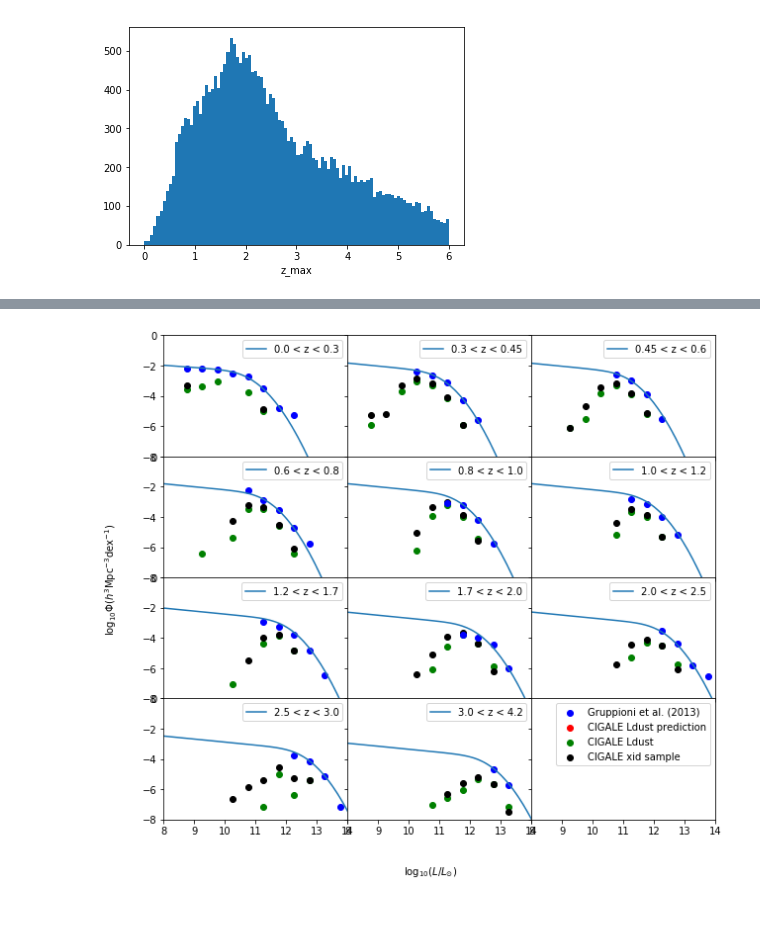
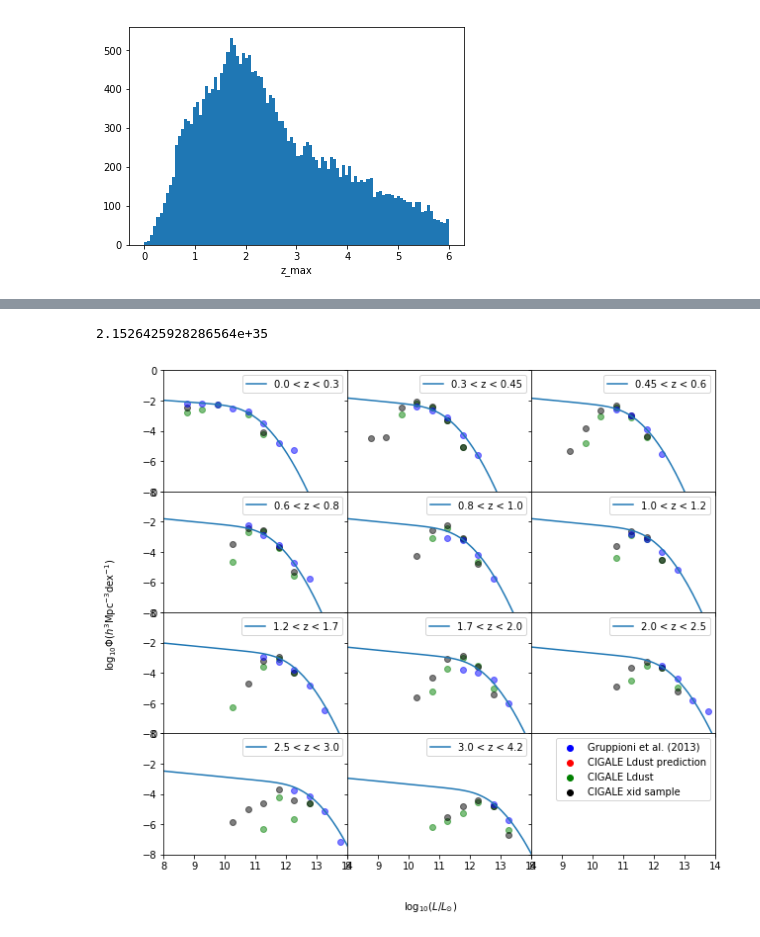
Before and after one commit to raphaelshirley/LuminosityFunction, a Jupyter notebook: 6_lf_full_xid_sample_COSMOS.ipynb, the cells around one changed output, grey strips where cells are left out. Saved outputs shown, nothing was run; the diff lists cells and outputs as text; code cells hidden in the pictures.

Commit message:
Working on COSMOS stuff
Difficult to move beyond gruppioni work. Does main sequence look right

```diff
--- a/6_lf_full_xid_sample_COSMOS.ipynb
+++ b/6_lf_full_xid_sample_COSMOS.ipynb
@@ -131,11 +162,11 @@ We also produced a prediction of Ldust for all 'good' (2+ optical and 2+ nir det
 # %%
-ldust_pred = Table.read(DMU_DIR + ldust_loc )['id',
+xid_sample = Table.read(DMU_DIR + xid_sample_loc)['id',
                                            'bayes.dust.luminosity']
-ldust_pred['bayes.dust.luminosity'].name = 'cigale_dustlumin_pred'
-ldust_pred['cigale_dustlumin_pred'].fill_value = np.nan
-ldust_pred = ldust_pred[~np.isnan(ldust_pred['cigale_dustlumin_pred'])]
-ldust_pred['id'].name = 'help_id'
-catalogue = join(catalogue, ldust_pred, join_type='left', keys='help_id')
+xid_sample['bayes.dust.luminosity'].name = 'cigale_dustlumin_xid'
+xid_sample['cigale_dustlumin_xid'].fill_value = np.nan
+xid_sample = xid_sample[~np.isnan(xid_sample['cigale_dustlumin_xid'])]
+xid_sample['id'].name = 'help_id'
+catalogue = join(catalogue, xid_sample, join_type='inner', keys='help_id')
 
-catalogue['cigale_dustlumin_pred'].fill_value = np.nan
+catalogue['cigale_dustlumin_xid'].fill_value = np.nan
 catalogue = catalogue.filled()
@@ -161,14 +173,3 @@ plt.savefig('Ldust_vs_pred.png')
-# %%
-xid_sample = Table.read(DMU_DIR + xid_sample_loc)['id',
-                                           'bayes.dust.luminosity']
-xid_sample['bayes.dust.luminosity'].name = 'cigale_dustlumin_xid'
-xid_sample['cigale_dustlumin_xid'].fill_value = np.nan
-xid_sample = xid_sample[~np.isnan(xid_sample['cigale_dustlumin_xid'])]
-xid_sample['id'].name = 'help_id'
-catalogue = join(catalogue, xid_sample, join_type='left', keys='help_id')
-
-catalogue['cigale_dustlumin_xid'].fill_value = np.nan
-catalogue = catalogue.filled()
 # %%
 fig, axis = plt.subplots()
 
@@ -461,7 +462,10 @@ for n, z_bin in enumerate(grup_schechter):
 
     x, y = np.floor_divide(n, dim[0]), np.remainder(n, dim[0])
 
-    LF_tab = plot_LF(z_bin[0],z_bin[1],10.**35,10.**40,catalogue, bin_width=0.25,
+    L1, L2 = 10**8.75 * Lsun, 10**14.25 * Lsun
+    #L1, L2 = 10.**35, 10.**40
+
+    LF_tab = plot_LF(z_bin[0],z_bin[1],L1,L2,catalogue, bin_width=0.5,
                      show_sample=False, show_LF=False, vmax=True, cosmo=cosmo, moc = cosmos_moc)
     axes[x,y].scatter( np.log10(np.array(LF_tab['L_centre_values'])/Lsun), np.log10(np.array(LF_tab['dN_by_dL'])))
 
@@ -505,5 +510,9 @@ catalogue.colnames
  'cigale_dustlumin_xid',
  'z_max']
+# %%
+10**8.75 * Lsun
+# %% [output]
+2.1526425928286564e+35
 # %%
 dim = [3,4]
 fig, axes = plt.subplots(dim[1], dim[0], sharex=True, sharey=True)
@@ -518,15 +527,15 @@ for n, z_bin in enumerate(grup_schechter):
     x, y = np.floor_divide(n, dim[0]), np.remainder(n, dim[0])
 
     #Compute LF for XID+ sample
-    LF_tab = plot_LF(z_bin[0],z_bin[1],L1,L2,catalogue, bin_width=bin_width,
+    LF_tab = plot_LF(z_bin[0],z_bin[1],L1,L2,catalogue, bin_width=bin_width, cosmo=cosmo, moc = cosmos_moc,
                      show_sample=False, show_LF=False, vmax=True)
     axes[x,y].scatter( np.log10(np.array(LF_tab['L_centre_values'])/Lsun),
-                      np.log10(np.array(LF_tab['dN_by_dL'])),
+                      np.log10(np.array(LF_tab['dN_by_dL'])), alpha = 0.5,
                      c='g')
 
     #Compute LF for L_dust_pred sample
     #LF_tab_pred = plot_LF(z_bin[0],z_bin[1],L1,L2,catalogue, bin_width=bin_width,
-    #                 show_sample=False, show_LF=False, vmax=False,
+    #                 show_sample=False, show_LF=False, vmax=False, cosmo=cosmo, moc = cosmos_moc,
     #                 l_col='cigale_dustlumin_pred')
     #axes[x,y].scatter( np.log10(np.array(LF_tab_pred['L_centre_values'])/Lsun),
     #                  np.log10(np.array(LF_tab_pred['dN_by_dL'])),
@@ -534,15 +543,17 @@ for n, z_bin in enumerate(grup_schechter):
 
     #Compute LF for full xid sample
     LF_tab_pred = plot_LF(z_bin[0],z_bin[1],L1,L2,catalogue, bin_width=bin_width,
-                     show_sample=False, show_LF=False, vmax=True,
+                     show_sample=False, show_LF=False, vmax=True, cosmo=cosmo, moc = cosmos_moc,
                      l_col='cigale_dustlumin_xid')
     axes[x,y].scatter( np.log10(np.array(LF_tab_pred['L_centre_values'])/Lsun),
-                      np.log10(np.array(LF_tab_pred['dN_by_dL'])),
+                      np.log10(np.array(LF_tab_pred['dN_by_dL'])),  alpha = 0.5,
                      c='k')
+
+
 
     #Gruppioni bins
     col = 2 * n + 2
-    axes[x,y].scatter(pep_lf[:,0] + 0.25, pep_lf[:,col], c='b',
+    axes[x,y].scatter(pep_lf[:,0] + 0.25, pep_lf[:,col], c='b', alpha = 0.5,
             #label ='{} < z < {}'.format(dz[0], dz[1]),
             )
 
@@ -569,34 +580,34 @@ if True:
             label ='CIGALE Ldust prediction',
                       c='r'
             )
     axes[3,2].scatter([-10],[-10],
             label ='CIGALE Ldust',
                       c='g'
             )
     axes[3,2].scatter([-10],[-10],
             label ='CIGALE xid sample',
                       c='k'
             )
     axes[3,2].legend()
 
     axes[3,2].set_ylim([-8.,0.])
     axes[3,2].set_xlim([8.,14.])
 
 
 #plt.legend(bbox_to_anchor=(1.05, 1), loc=2, borderaxespad=0., ncol=1, fontsize=12)
 #plt.rc('text', usetex=True)
 fig.set_size_inches(10, 9)
 fig.subplots_adjust(hspace=0, wspace=0)
 #axes[0,0].set_title('Grupioni modified Schechter fits')
 #fig.xlabel('$Log_{10}$ Luminosity ($L_{\odot}$)')
 #fig.ylabel('Log φ($Mpc^{-3}$ $dex^{-1}$)')
 fig.text(0.5, 0.04, 'log$_{10} (L/L_{\odot})$', ha='center')
 fig.text(0.04, 0.5, 'log$_{10} \Phi(h^3 $Mpc$^{-3} $dex$^{-1})$', va='center', rotation='vertical')
 fig.show()
 plt.savefig('LF_xid.png', bbox_inches='tight')
 plt.savefig('LF_xid.pdf', bbox_inches='tight')
 # %% [output]
-[figure, old version]
+[figure, new version]
 # %%
 plot_LF(0,0.3,10**9.5 * Lsun, 10**14.5 * Lsun,catalogue, bin_width=bin_width,
                      show_sample=False, show_LF=False, vmax=True)
```
Also changed, not shown: parts of 21 cells of this notebook, 1 other file.
